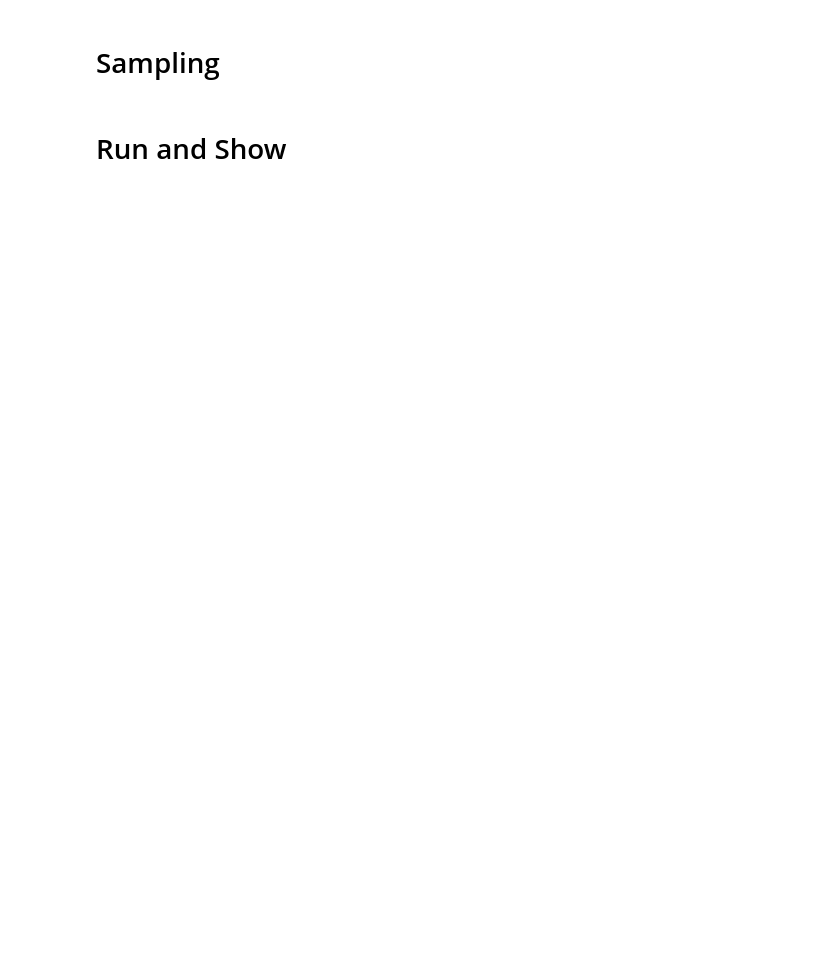
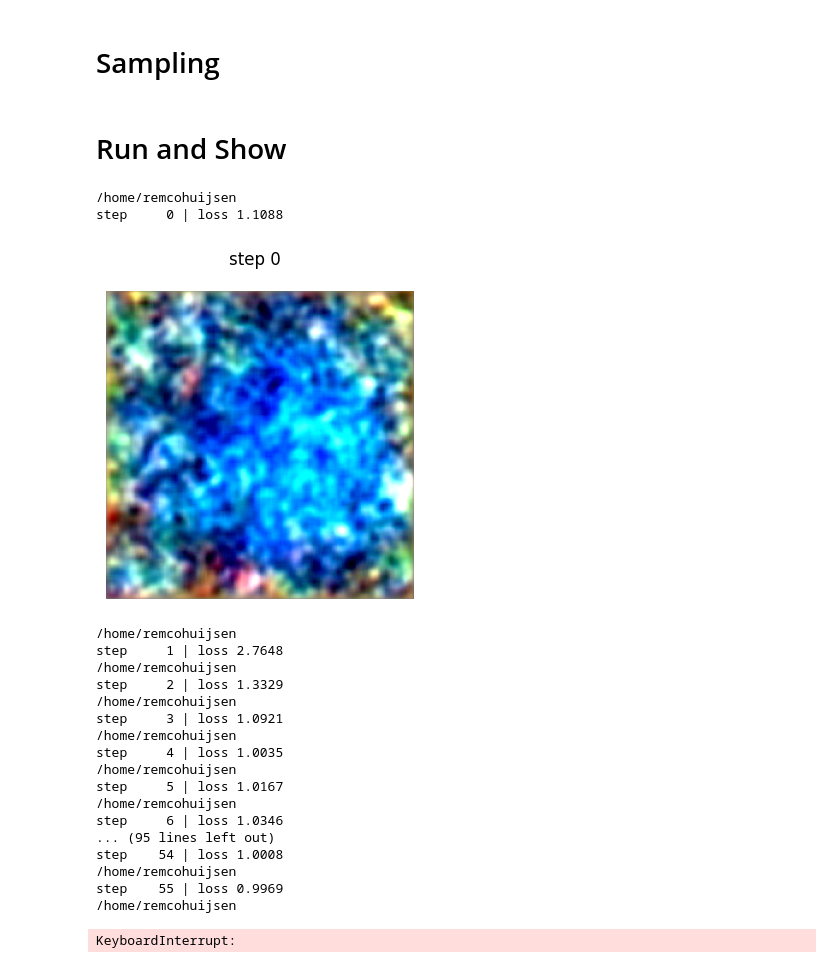
Before and after one commit to ahautelman/DSAIT4030-group12, a Jupyter notebook: latent_diffusion/diffuser_with_unet_example.ipynb, the cells around one changed output. Cells and saved outputs as stored; diff of their text form; code cells hidden in the pictures; blank space fills up the shorter version.

Commit message:
Add more training loop latent diffusion

```diff
--- a/latent_diffusion/diffuser_with_unet_example.ipynb
+++ b/latent_diffusion/diffuser_with_unet_example.ipynb
@@ -41,8 +43,8 @@ ddpm_model.alpha_bars = ddpm_model.alpha_bars.to(device)
 config = DiffuserConfig()
 unet = DiffusionUNet(
     config=config,
-    model_in_channels=3,
-    model_out_channels=3
+    model_in_channels=4,
+    model_out_channels=4
 ).to(device)
 
 optimizer = torch.optim.AdamW(unet.parameters(), lr=2e-4, weight_decay=1e-5)
@@ -69,21 +73,18 @@ def load_data(NUM_WORKERS, BATCH_SIZE, DATASET):
 
     return train_loader
 # %%
-def train_step(data, minibatch_size, model, ddpm):
+def train_step(data, batch_size, minibatch_size, model, ddpm):
 
     model.train()
     optimizer.zero_grad(set_to_none=True)
 
-    # Number of iterations per training step equals the amount of minibatches needed to sample all data per training step.
-    number_of_minibatches = data.shape[0] // minibatch_size
     total_loss = 0.0
 
-    for i in range(number_of_minibatches):
+    number_of_minibatches = batch_size // minibatch_size
 
-        # Retrieve the data corresponding to the current minibatch.
-        start_idx = i * minibatch_size
-        end_idx = start_idx + minibatch_size
-        data_minibatch = data[start_idx:end_idx]
+    for batch_idx, batch in enumerate(data):
+
+        data_minibatch = batch["images"].to(device, non_blocking=True)
 
         data_minibatch = vae.encode(data_minibatch)
 
@@ -105,6 +106,9 @@ def train_step(data, minibatch_size, model, ddpm):
 
         total_loss += loss.detach().item()
 
+        if batch_idx >= number_of_minibatches - 1:
+            break
+
     # Perform an optimization step based on the accumulated gradients of all minibatches.
     optimizer.step()
 
@@ -150,29 +154,51 @@ def show_images(img_batch, title=None):
 # %%
 # training loop:
 num_steps = 10000
-batch_size = 512
-minibatch_size = 128
+batch_size = 64
+minibatch_size = 4
 num_workers = 0
 loss_history = []
 
-fixed_noise = torch.randn(1, 3, 64, 64, device=device)
 print_loss_every = 1
 preview_every = 100
 
 for step in range(num_steps):
-    data = load_data(num_workers, batch_size, "celeba")
-    loss = train_step(data, minibatch_size, unet, ddpm_model)
+    data = load_data(num_workers, minibatch_size, "celeba")
+    loss = train_step(data, batch_size, minibatch_size, unet, ddpm_model)
     loss_history.append(loss)
 
     if step % print_loss_every == 0:
         print(f"step {step:5d} | loss {loss:.4f}")
 
     if step % preview_every == 0:
         unet.eval()
         with torch.no_grad():
-            samples = sample(unet, ddpm_model, (1, 3, 64, 64))
+            latent_samples = sample(unet, ddpm_model, (1, 4, 32, 32))
+            samples = vae.decode(latent_samples)
         show_images(samples, title=f"step {step}")
         unet.train()
+# %% [output]
+/home/remcohuijsen
+step     0 | loss 1.1088
+[figure, added]
+/home/remcohuijsen
+step     1 | loss 2.7648
+/home/remcohuijsen
+step     2 | loss 1.3329
+/home/remcohuijsen
+step     3 | loss 1.0921
+/home/remcohuijsen
+step     4 | loss 1.0035
+/home/remcohuijsen
+step     5 | loss 1.0167
+/home/remcohuijsen
+step     6 | loss 1.0346
+... (95 lines left out)
+step    54 | loss 1.0008
+/home/remcohuijsen
+step    55 | loss 0.9969
+/home/remcohuijsen
+KeyboardInterrupt:
 # %%
 show_images(samples, title="Generated samples")
 # %%
```
Also changed, not shown: parts of 3 cells of this notebook.
